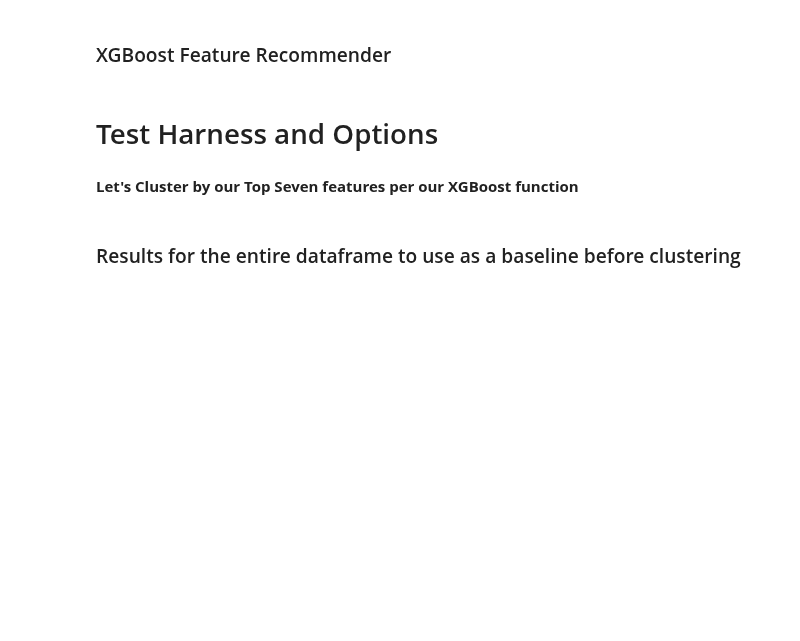
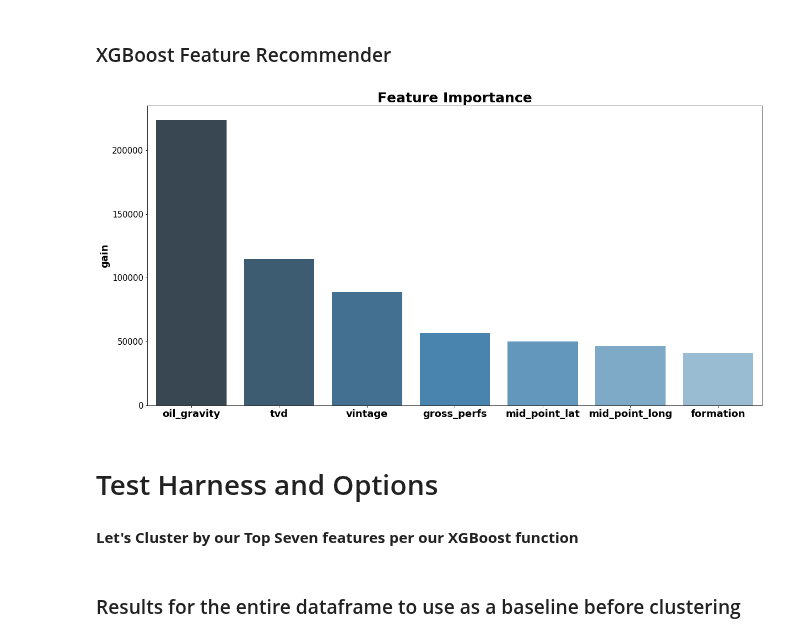
Before and after one commit to duc-analytica/DUC, a Jupyter notebook: model_gg.ipynb, the cells around one changed output. Drawn from its saved outputs; the diff is of its cells as text; code cells hidden in the pictures; blank space fills up the shorter version.

```diff
--- a/model_gg.ipynb
+++ b/model_gg.ipynb
@@ -50,25 +52,27 @@ df.shape
 # %% [markdown]
 ### XGBoost Feature Recommender
 # %%
-ranked_features, rank_df = xgb_rank(df, df.recovery)
+ranked_features, scaled_features, rank_df = xgb_rank(df, df.recovery)
 
 # Create a list of integers to use for xticks
 c = [0,1,2,3,4,5,6,7,8,9,10,11,12,13,14,15,16,17,18]
 
 plt.figure(figsize=(20,10))
 sns.barplot(x='feature', y='gain', data=rank_df[:len(ranked_features)], palette="Blues_d").tick_params(labelsize=15)
 
 group_labels = ranked_features
 
 # take the length of ranked_features and plot that many features
 plt.xticks(c[0:len(ranked_features)] , group_labels, weight='bold', fontsize=18)
 plt.yticks()
 
 plt.title('Feature Importance', weight='bold').set_fontsize('25')
 plt.xlabel('')
 plt.ylabel('gain', weight='bold').set_fontsize('18')
 
 plt.show()
+# %% [output]
+[figure, added]
 # %% [markdown]
 # Test Harness and Options
 # %% [markdown]
```
Also changed, not shown: parts of 8 cells of this notebook, 1 other file.
